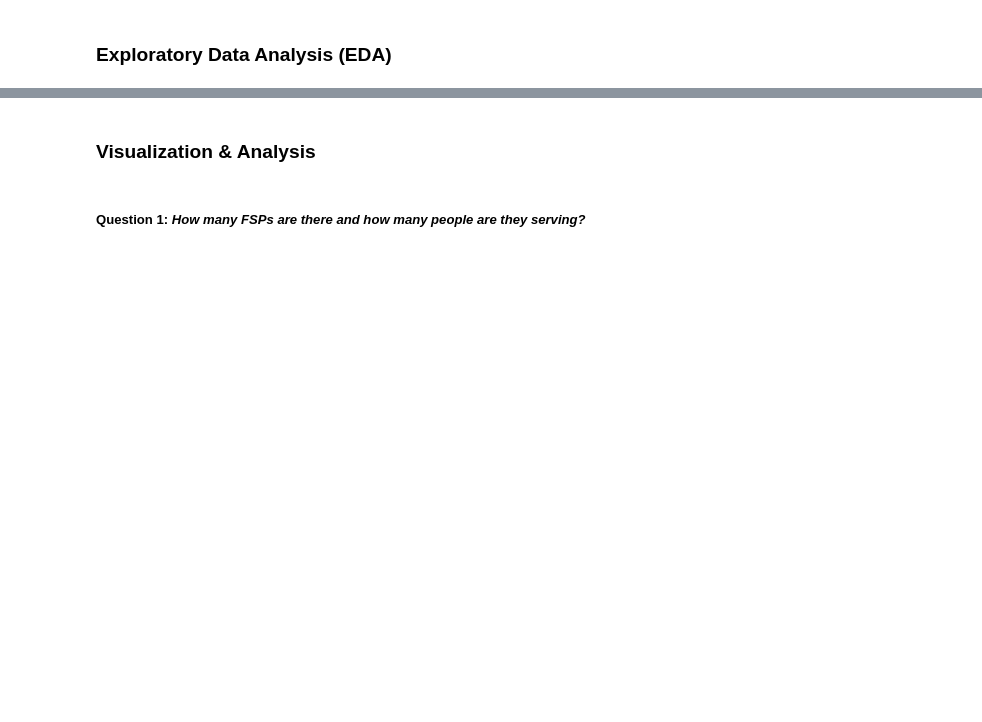
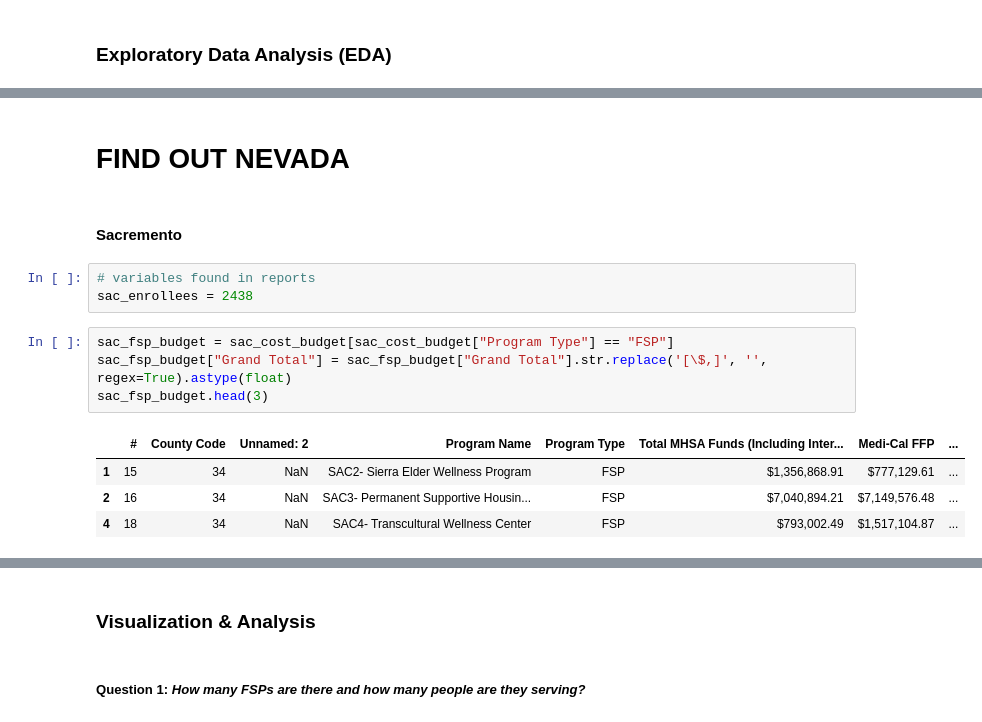
Before and after one commit to michellesuminpark/Data-Discovery, a Jupyter notebook: HBGI-UCB Research Workspace.ipynb, the cells around one changed output, grey strips where cells are left out. Drawn from its saved outputs; the diff is of its cells as text; blank space fills up the shorter version.

```diff
--- a/HBGI-UCB Research Workspace.ipynb
+++ b/HBGI-UCB Research Workspace.ipynb
@@ -95,0 +129,16 @@ sd_cost_budget = pd.read_csv(path + 'SD_MHSA_Revenue_and_Expenditure_Report.csv'
+# %% [markdown]
+# FIND OUT NEVADA
+# %% [markdown]
+#### **Sacremento**
+# %%
+# variables found in reports
+sac_enrollees = 2438
+# %%
+sac_fsp_budget = sac_cost_budget[sac_cost_budget["Program Type"] == "FSP"]
+sac_fsp_budget["Grand Total"] = sac_fsp_budget["Grand Total"].str.replace('[\$,]', '', regex=True).astype(float)
+sac_fsp_budget.head(3)
+# %% [output]
+|  | # | County Code | Unnamed: 2 | Program Name | Program Type | Total MHSA Funds (Including Inter... | Medi-Cal FFP | ... |
+| 1 | 15 | 34 | NaN | SAC2- Sierra Elder Wellness Program | FSP | $1,356,868.91 | $777,129.61 | ... |
+| 2 | 16 | 34 | NaN | SAC3- Permanent Supportive Housin... | FSP | $7,040,894.21 | $7,149,576.48 | ... |
+| 4 | 18 | 34 | NaN | SAC4- Transcultural Wellness Center | FSP | $793,002.49 | $1,517,104.87 | ... |
```
Also changed, not shown: parts of 21 cells of this notebook, 3 other files.
